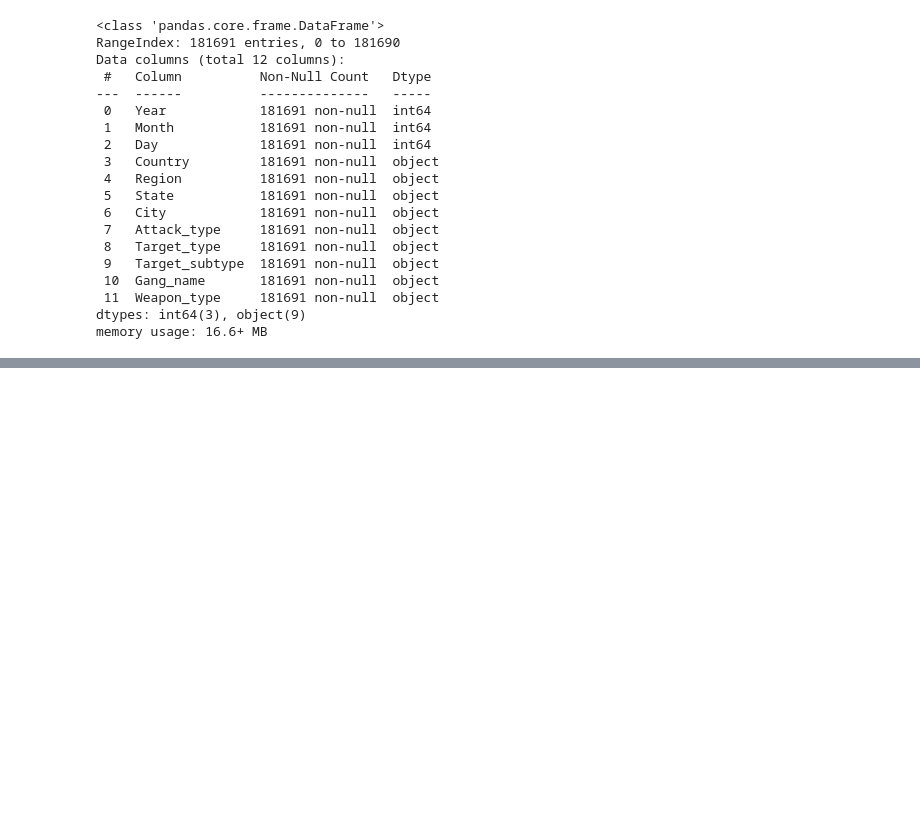
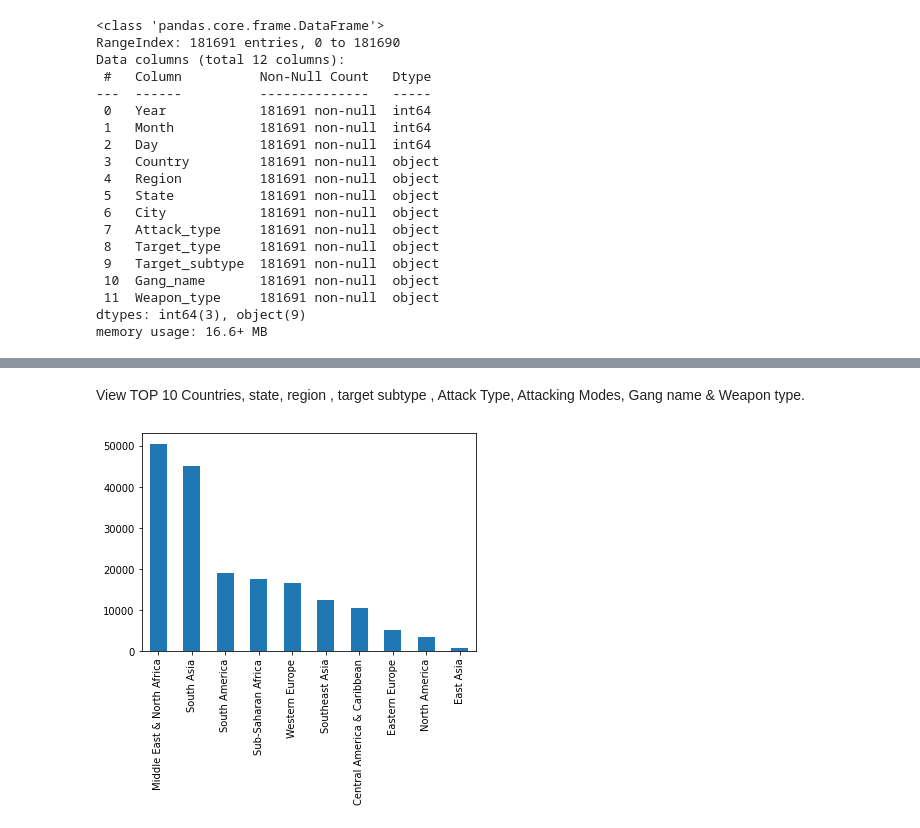
Before and after one commit to Nikhilprasad1010/Global-terrorism-analysis, a Jupyter notebook: Global_terrorism.ipynb, the cells around one changed output, grey strips where cells are left out. Drawn from its saved outputs; the diff is of its cells as text; code cells hidden in the pictures; blank space fills up the shorter version.

```diff
--- a/Global_terrorism.ipynb
+++ b/Global_terrorism.ipynb
@@ -249,0 +250,8 @@ memory usage: 16.6+ MB
+# %% [markdown]
+View TOP 10 Countries, state, region , target subtype , Attack Type, Attacking Modes, Gang name & Weapon type.
+# %%
+#Top 10 most affected regions.
+Top_ten =terrorism_df['Region'].value_counts().sort_values(ascending=False).head(10)
+Top_ten =Top_ten.plot( x= 'Region' , kind= 'bar')
+# %% [output]
+[figure, added]
```
Also changed, not shown: parts of 26 cells of this notebook.
